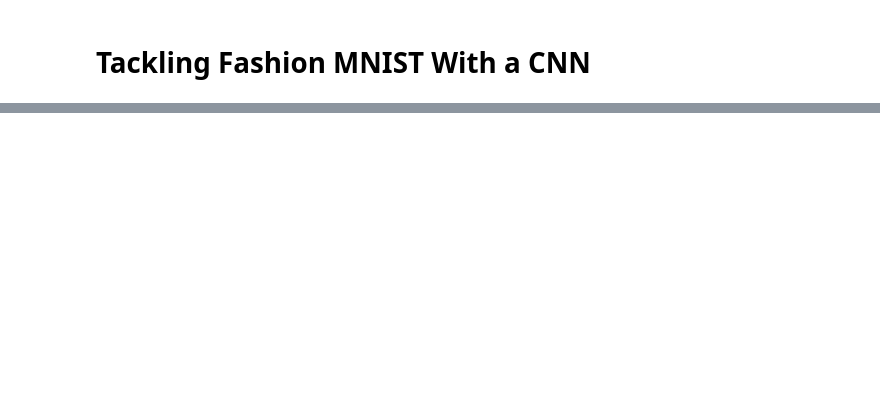
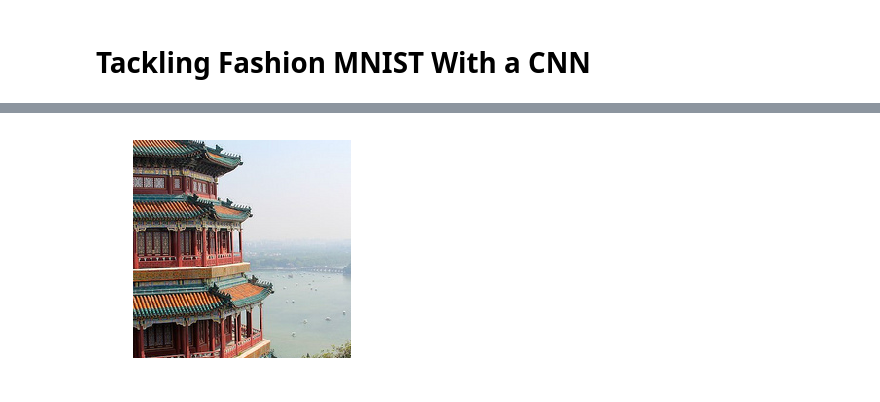
Before and after one commit to thap/skl-tf, a Jupyter notebook: 14_deep_computer_vision.ipynb, the cells around one changed output, grey strips where cells are left out. Saved outputs shown, nothing was run; the diff lists cells and outputs as text; code cells hidden in the pictures; blank space fills up the shorter version.

```diff
--- a/14_deep_computer_vision.ipynb
+++ b/14_deep_computer_vision.ipynb
@@ -345,0 +478,6 @@ KeyboardInterrupt:
+# %%
+images_resized = tf.image.resize_with_crop_or_pad(images, 224, 224)
+plot_color_image(images_resized[0])
+plt.show()
+# %% [output]
+[figure, added]
```
Also changed, not shown: parts of 53 cells of this notebook, 4 other files.
